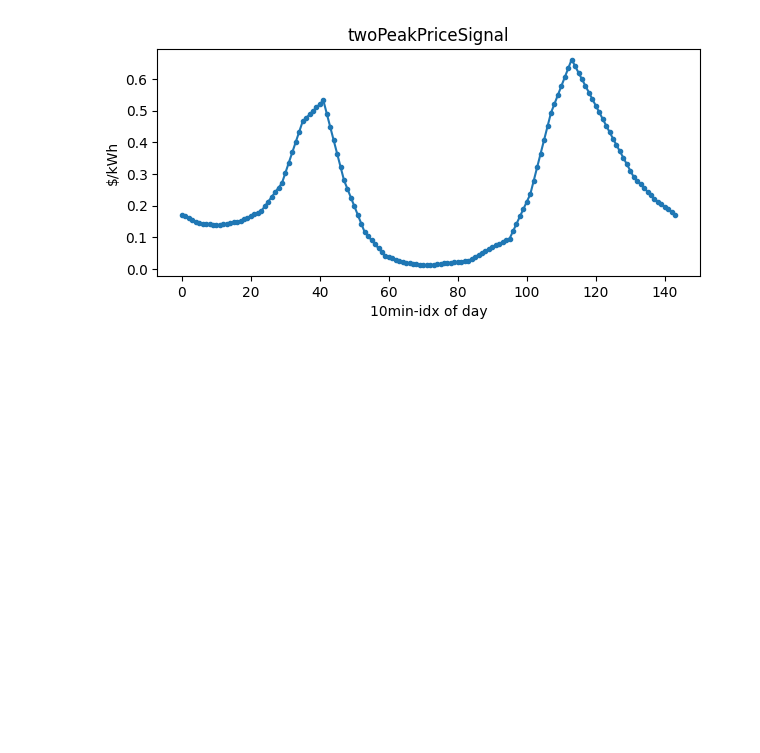
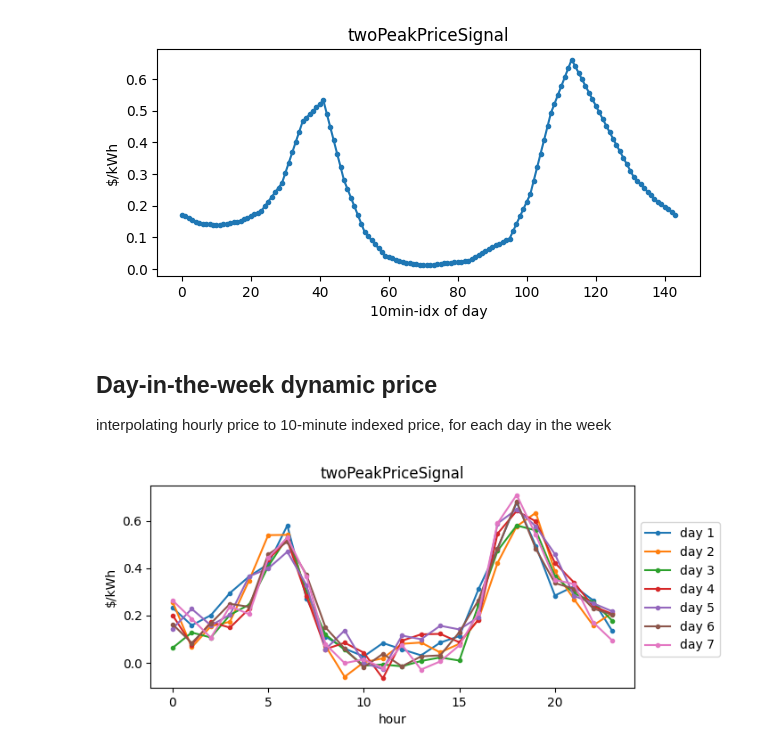
Before and after one commit to jarviskroos7/pev_intelligent_charging_control, a Jupyter notebook: notebooks/price_signal_proc.ipynb, the cells around one changed output. Cells and saved outputs as stored; diff of their text form; code cells hidden in the pictures; blank space fills up the shorter version.

```diff
--- a/notebooks/price_signal_proc.ipynb
+++ b/notebooks/price_signal_proc.ipynb
@@ -100,3 +109,25 @@ plt.show()
 [figure]
 # %%
 price_day_idx.to_csv('../data/price_day_idx.csv')
+# %% [markdown]
+## Day-in-the-week dynamic price
+interpolating hourly price to 10-minute indexed price, for each day in the week
+# %%
+np.random.seed(0)
+
+plt.figure(figsize=(7, 3))
+price_week = []
+
+for i in np.arange(7):
+    price_week.append(
+        price_day.Price + np.random.normal(0, 0.05, 24)
+    )
+    plt.plot(price_day.hour, price_week[i], '-o', markersize=3, label=f'day {i+1}')
+
+plt.xlabel('hour')
+plt.ylabel('$/kWh')
+plt.title('twoPeakPriceSignal')
+plt.legend(bbox_to_anchor=(1, 0.85))
+plt.show()
+# %% [output]
+[figure, added]
```
Also changed, not shown: parts of 5 cells of this notebook, 9 other files.
